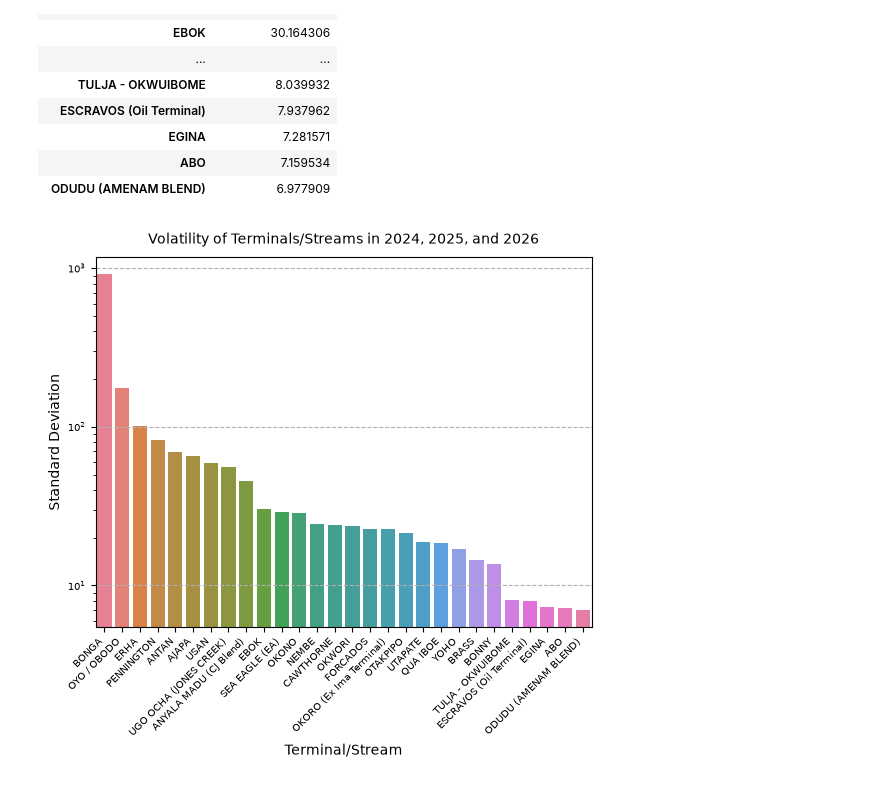
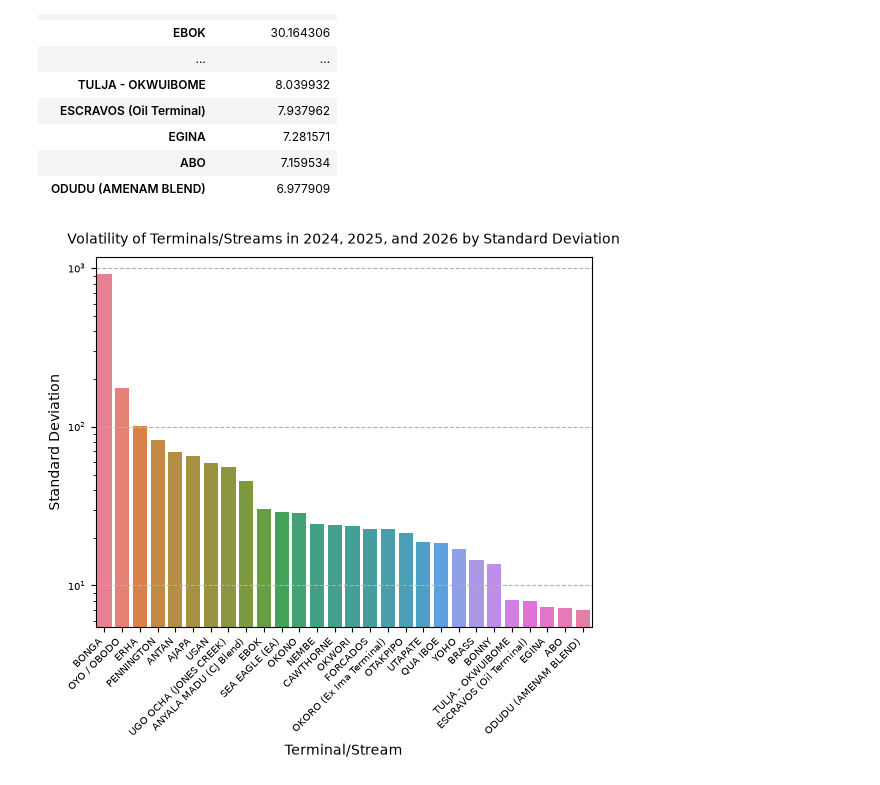
Before and after one commit to loteehenry/Oil-Production---Exploratory-Data-Analysis, a Jupyter notebook: notebooks/analysis.ipynb, the cells around one changed output. Saved outputs shown, nothing was run; the diff lists cells and outputs as text; code cells hidden in the pictures.

```diff
--- a/notebooks/analysis.ipynb
+++ b/notebooks/analysis.ipynb
@@ -566,11 +560,11 @@ sorted_deviation_df
 | ODUDU (AMENAM BLEND) | 6.977909 |
 # %%
 sns.barplot(data=sorted_deviation_df, x="Terminal/Stream", y="Standard Deviation", hue="Terminal/Stream")
-plt.title("Volatility of Terminals/Streams in 2024, 2025, and 2026", fontsize=10, pad=10)
+plt.title("Volatility of Terminals/Streams in 2024, 2025, and 2026 by Standard Deviation", fontsize=10, pad=10)
 plt.yscale("log")
 plt.grid(axis="y", linestyle="--")
 plt.xticks(rotation=45, ha="right", fontsize=7)
 plt.yticks(fontsize=7)
 plt.show()
 # %% [output]
-[figure, old version]
+[figure, new version]
```
Also changed, not shown: parts of 9 cells of this notebook.
